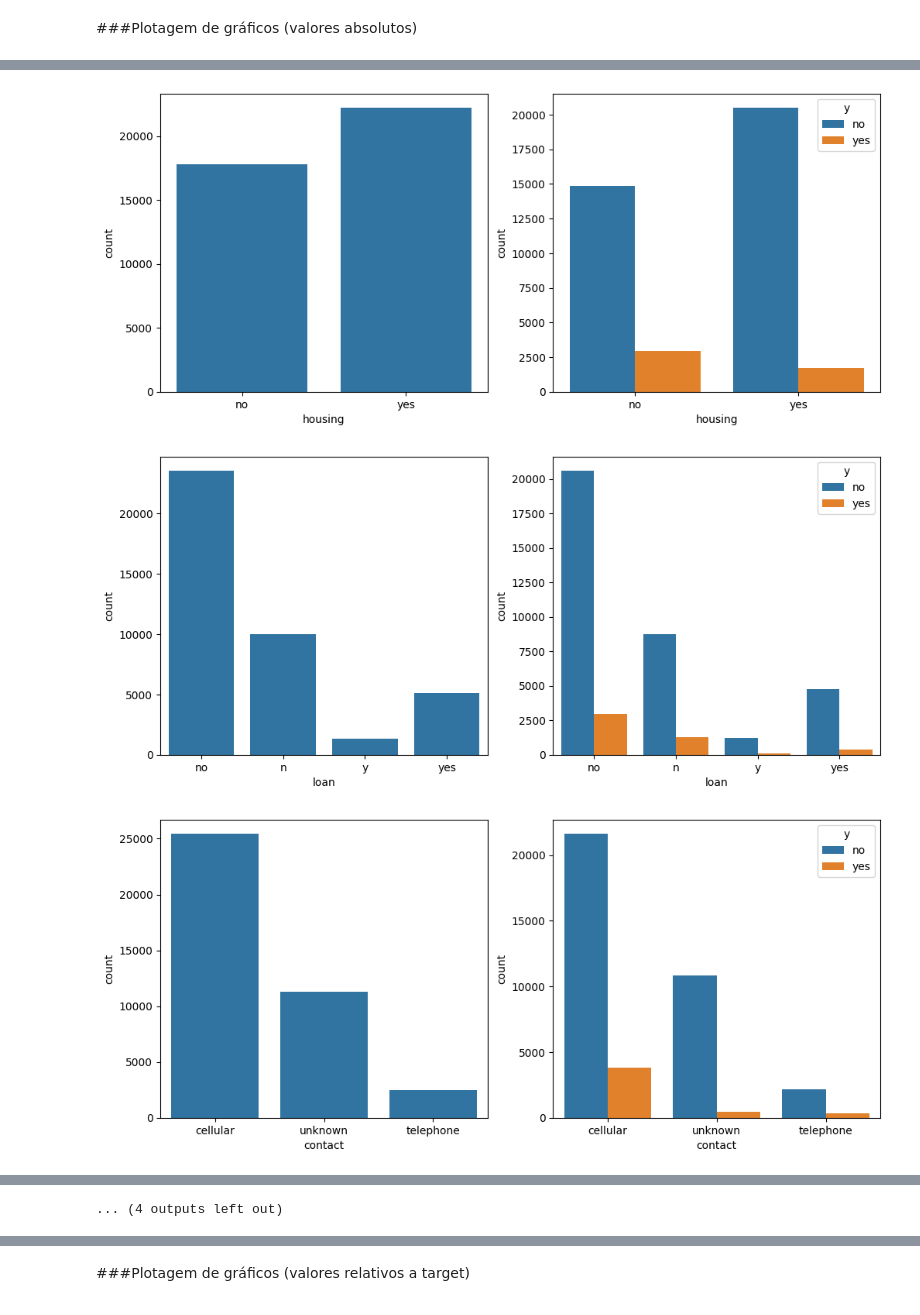
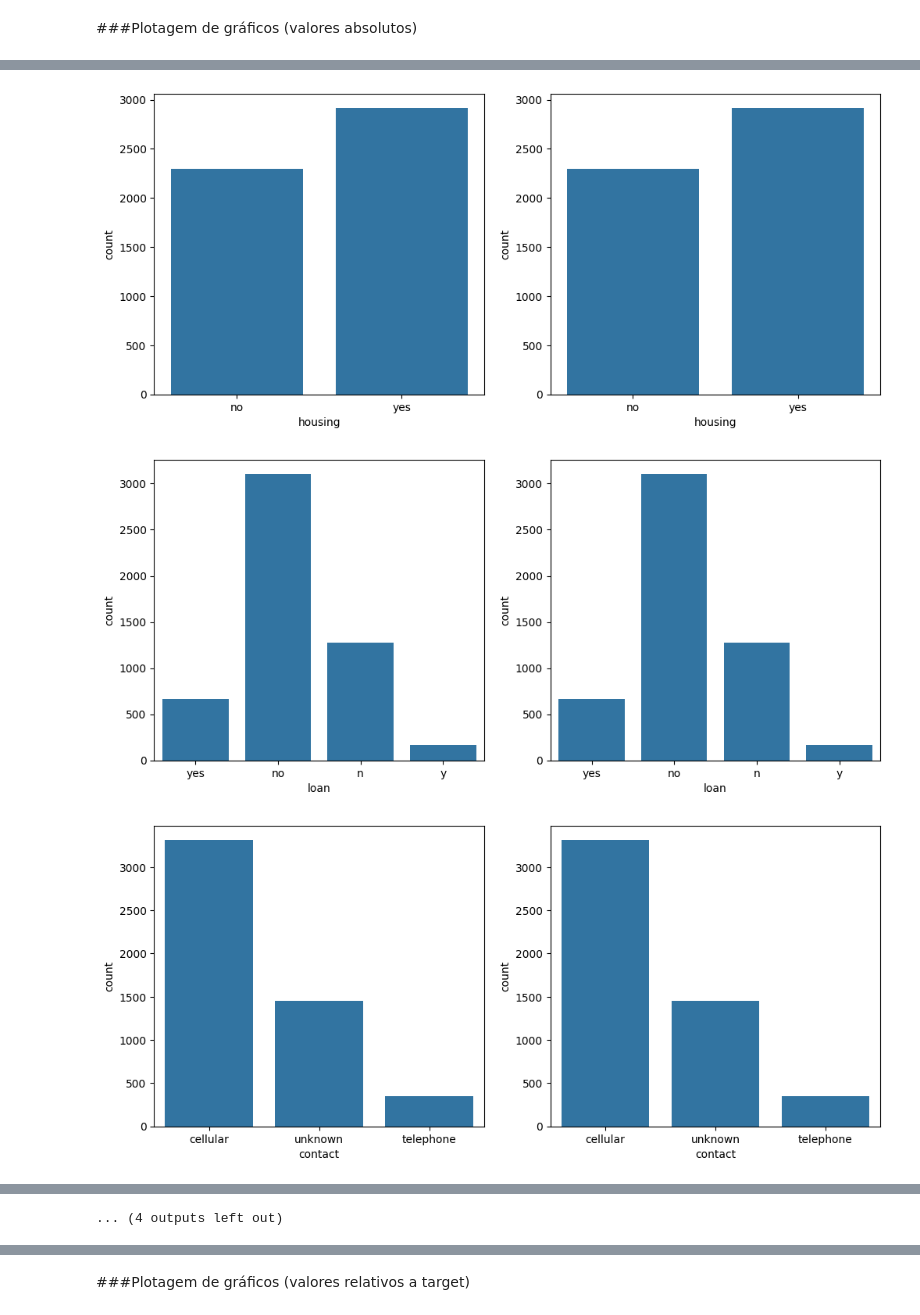
Before and after one commit to ArthurWDamasi0/ProjetoFinalTA, a Jupyter notebook: Analise_TA_df_teste (consulta).ipynb, the cells around one changed output, grey strips where cells are left out. Cells and saved outputs as stored; diff of their text form; code cells hidden in the pictures.

```diff
--- a/Analise_TA_df_teste (consulta).ipynb
+++ b/Analise_TA_df_teste (consulta).ipynb
@@ -5,7 +5,7 @@ import seaborn as sns
 import matplotlib.pyplot as plt
 import math
 # %%
-df = pd.read_csv("raw_data/bank_train.csv")
+df = pd.read_csv("raw_data/bank_test.csv")
 display(df)
 # %% [output]
 |  | id | age | job | marital | education | location | default | balance | housing | loan | contact | ... |
@@ -165,13 +163,13 @@ for feature in (df.columns):
     plt.subplot(1,2,1)
     sns.countplot(data = df, x = feature)
     plt.subplot(1,2,2)
-    sns.countplot(data = df, x = feature, hue = "y")
+    sns.countplot(data = df, x = feature)
     plt.show()
   elif feature in numericas:
     plt.figure(figsize = (12,5))
     plt.subplot(1,2,1)
     sns.histplot(data = df, x = feature)
     plt.subplot(1,2,2)
-    sns.boxplot(data = df, y = feature, x = "y")
+    sns.boxplot(data = df, y = feature)
     plt.show()
 # %% [output]
@@ -184,3 +182,3 @@ for feature in (df.columns):
-[figure, old version]
+[figure, new version]
-[figure, old version]
+[figure, new version]
-[figure, old version]
+[figure, new version]
```
Also changed, not shown: parts of 9 cells of this notebook, 2 other files.
